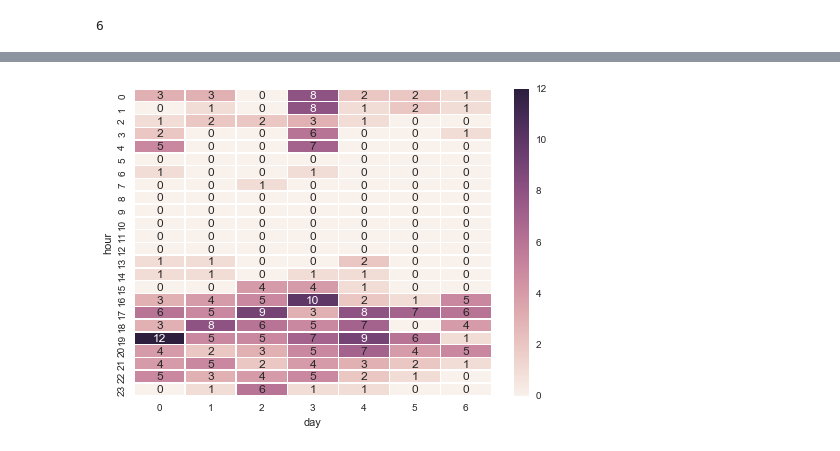
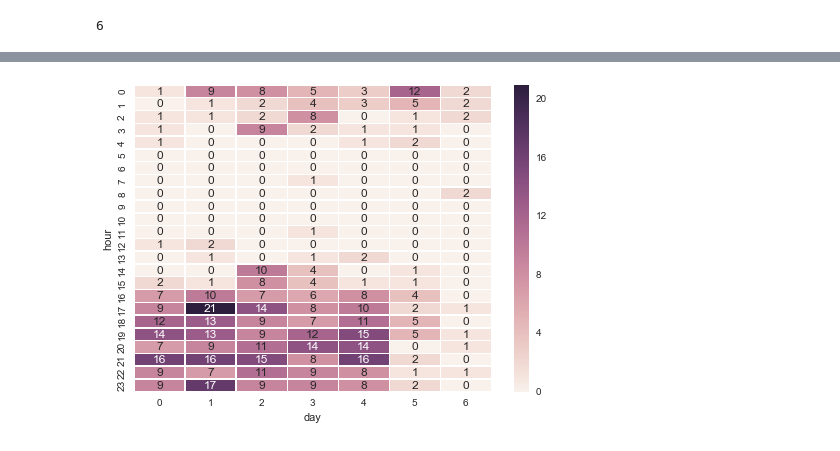
Before and after one commit to boyinggong/twitter_project, a Jupyter notebook: ipynb_notebooks/heatmap.ipynb, the cells around one changed output, grey strips where cells are left out. Drawn from its saved outputs; the diff is of its cells as text; code cells hidden in the pictures.

```diff
--- a/ipynb_notebooks/heatmap.ipynb
+++ b/ipynb_notebooks/heatmap.ipynb
@@ -10,6 +11,6 @@ from matplotlib import pyplot as plt
 # %%
 #read in json file
-with open("../data/output_data/timelines/RevenantMovie.json") as infile:
+with open("../data/output_data/timelines/LeoDiCaprio.json") as infile:
     mydict=json.load(infile)
 # %%
 #create list of keys in dictionary
@@ -73,4 +74,5 @@ heatdf2 = heatdf.pivot("hour", "day", "count")
 
 # Draw a heatmap with the numeric values in each cell
 sns.heatmap(heatdf2, annot=True, fmt="d", linewidths=.5)
+sns
 # %% [output]
@@ -78 +80 @@ sns.heatmap(heatdf2, annot=True, fmt="d", linewidths=.5)
-[figure, old version]
+[figure, new version]
```
Also changed, not shown: parts of 8 cells of this notebook.
